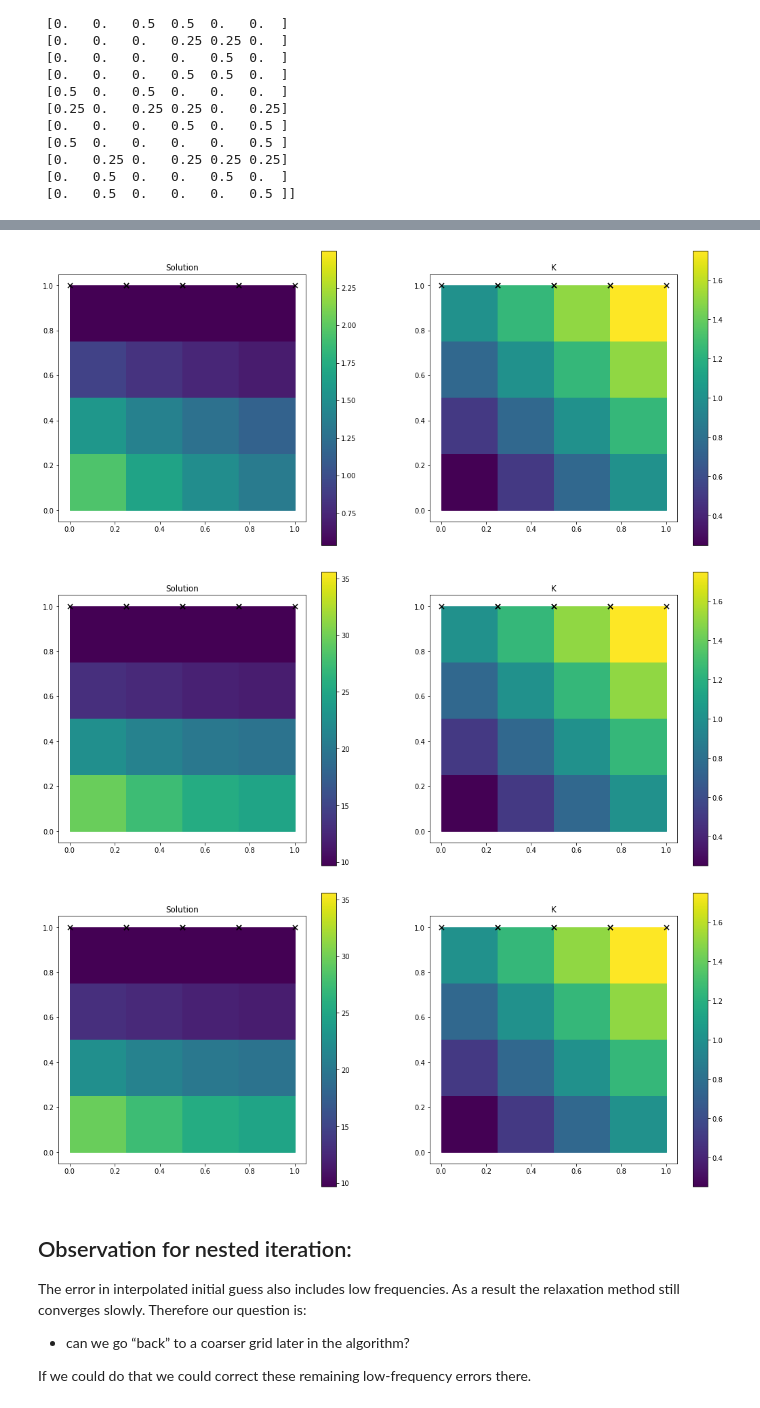
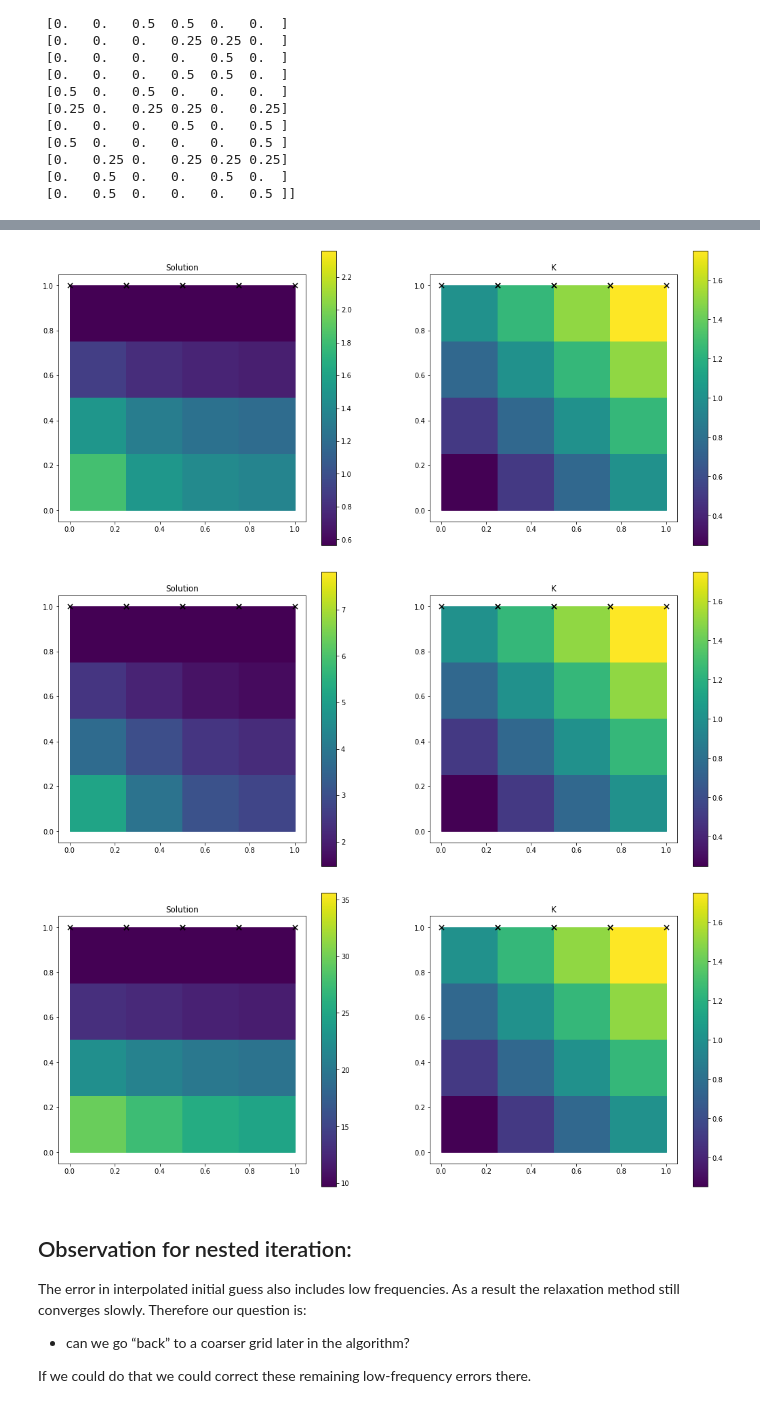
Before and after one commit to wenceorg/comp4187, a Jupyter notebook: code/2DMultigrid.ipynb, the cells around one changed output, grey strips where cells are left out. Cells and saved outputs as stored; diff of their text form; code cells hidden in the pictures.

Commit message:
add extra plots

```diff
--- a/code/2DMultigrid.ipynb
+++ b/code/2DMultigrid.ipynb
@@ -358,0 +339,11 @@ display(fig)
+# %%
+max_level = 2
+level = max_level-1
+discretization_coarse = fem.Discretization(geometry,level=level,eval_k=eval_k)
+A_coarse = discretization_coarse.setup_stiffness()
+rhs_coarse = discretization_coarse.setup_rhs()
+#print(A_coarse.todense())
+sol_coarse = gaussSeidelRelaxation(A_coarse, rhs_coarse, np.ones(shape = len(rhs_coarse),dtype = float),2)
+print("Residual", compute_residual(A_coarse,sol_coarse,rhs_coarse))
+
+plot_solution(geometry=geometry, discretization=discretization_coarse, sol=sol_coarse)
@@ -602,20 +598,20 @@ For our current setting, the linear interpolation above does well. So we can con
 # %%
 level = 2
 discretization_fine = fem.Discretization(geometry,level=level,eval_k=eval_k)
 A_fine = discretization_fine.setup_stiffness()
 rhs_fine = discretization_fine.setup_rhs()
 
 initial_guess_fine = interpolation @ sol_coarse
 
-plot_solution(geometry=geometry_fine, discretization=discretization_fine, sol=initial_guess_fine)
+plot_solution(geometry=geometry, discretization=discretization_fine, sol=initial_guess_fine)
 
-sol_fine = jacobiRelaxation(A_fine, rhs_fine, initial_guess_fine,100)
+sol_fine = jacobiRelaxation(A_fine, rhs_fine, initial_guess_fine,1)
 
-plot_solution(geometry=geometry_fine, discretization=discretization_fine, sol=sol_fine)
-plot_solution(geometry=geometry_fine, discretization=discretization_fine, sol=splinalg.linsolve.spsolve(stiffness, rhs))
+plot_solution(geometry=geometry, discretization=discretization_fine, sol=sol_fine)
+plot_solution(geometry=geometry, discretization=discretization_fine, sol=splinalg.linsolve.spsolve(stiffness, rhs))
 # %% [output]
-[figure, old version]
+[figure, new version]
-[figure, old version]
+[figure, new version]
 [figure]
 # %% [markdown]
 ## Observation for nested iteration:
```
Also changed, not shown: parts of 12 cells of this notebook.
